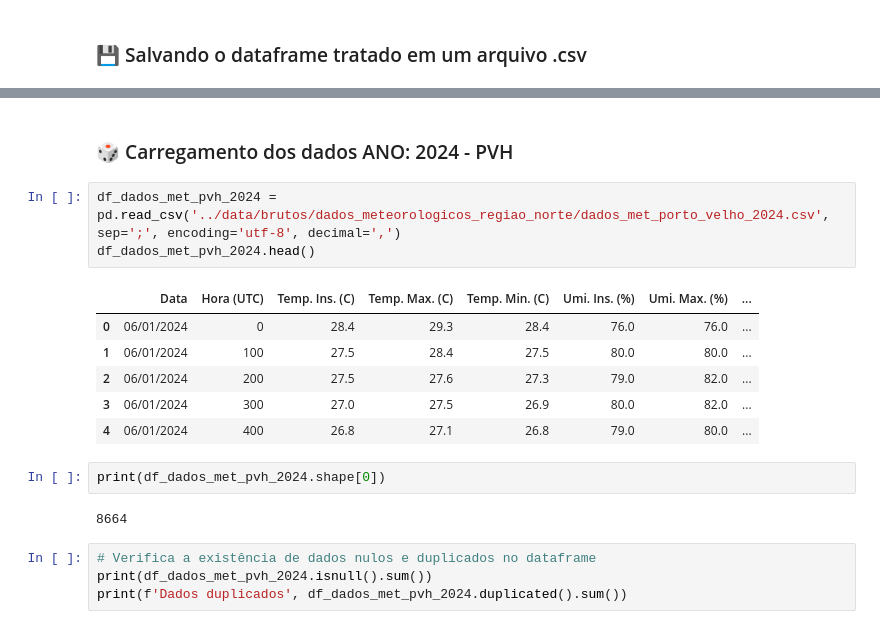
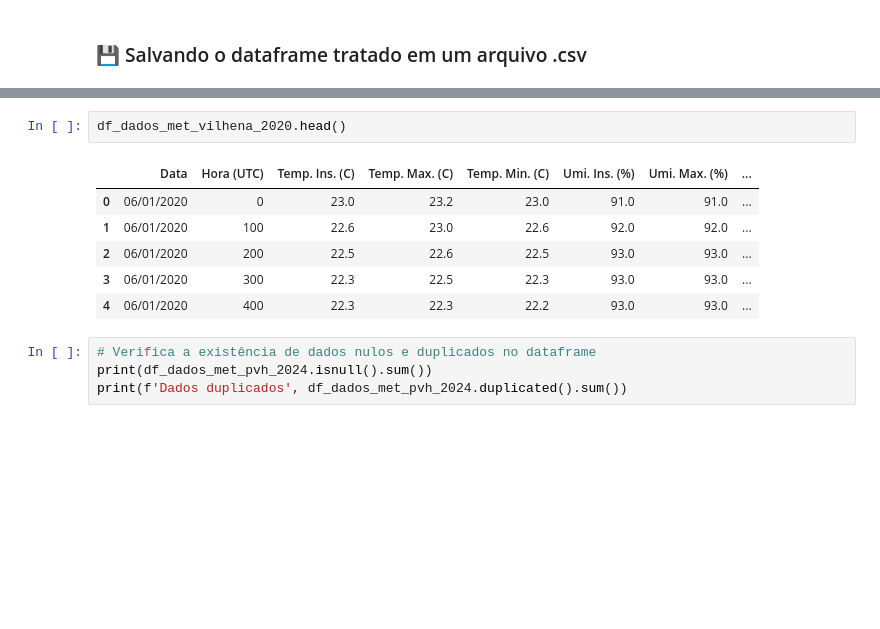
Before and after one commit to 6xAs/sentinela-ambiental, a Jupyter notebook: Notebooks/1_colect_inspection.ipynb, the cells around one changed output, grey strips where cells are left out. Drawn from its saved outputs; the diff is of its cells as text; blank space fills up the shorter version.

```diff
--- a/Notebooks/1_colect_inspection.ipynb
+++ b/Notebooks/1_colect_inspection.ipynb
@@ -1657,19 +1657,12 @@ print(f"✅ Arquivo salvo em: {nome_arquivo}")
-# %% [markdown]
-### 🎲 Carregamento dos dados ANO: 2024 - PVH
-# %%
-df_dados_met_pvh_2024 = pd.read_csv('../data/brutos/dados_meteorologicos_regiao_norte/dados_met_porto_velho_2024.csv', sep=';', encoding='utf-8', decimal=',')
-df_dados_met_pvh_2024.head()
-# %% [output]
-|  | Data | Hora (UTC) | Temp. Ins. (C) | Temp. Max. (C) | Temp. Min. (C) | Umi. Ins. (%) | Umi. Max. (%) | ... |
-| 0 | 06/01/2024 | 0 | 28.4 | 29.3 | 28.4 | 76.0 | 76.0 | ... |
-| 1 | 06/01/2024 | 100 | 27.5 | 28.4 | 27.5 | 80.0 | 80.0 | ... |
-| 2 | 06/01/2024 | 200 | 27.5 | 27.6 | 27.3 | 79.0 | 82.0 | ... |
-| 3 | 06/01/2024 | 300 | 27.0 | 27.5 | 26.9 | 80.0 | 82.0 | ... |
-| 4 | 06/01/2024 | 400 | 26.8 | 27.1 | 26.8 | 79.0 | 80.0 | ... |
-# %%
-print(df_dados_met_pvh_2024.shape[0])
-# %% [output]
-8664
+# %%
+df_dados_met_vilhena_2020.head()
+# %% [output]
+|  | Data | Hora (UTC) | Temp. Ins. (C) | Temp. Max. (C) | Temp. Min. (C) | Umi. Ins. (%) | Umi. Max. (%) | ... |
+| 0 | 06/01/2020 | 0 | 23.0 | 23.2 | 23.0 | 91.0 | 91.0 | ... |
+| 1 | 06/01/2020 | 100 | 22.6 | 23.0 | 22.6 | 92.0 | 92.0 | ... |
+| 2 | 06/01/2020 | 200 | 22.5 | 22.6 | 22.5 | 93.0 | 93.0 | ... |
+| 3 | 06/01/2020 | 300 | 22.3 | 22.5 | 22.3 | 93.0 | 93.0 | ... |
+| 4 | 06/01/2020 | 400 | 22.3 | 22.3 | 22.2 | 93.0 | 93.0 | ... |
 # %%
 # Verifica a existência de dados nulos e duplicados no dataframe
 print(df_dados_met_pvh_2024.isnull().sum())
```
Also changed, not shown: parts of 14 cells of this notebook, 33 other files.
